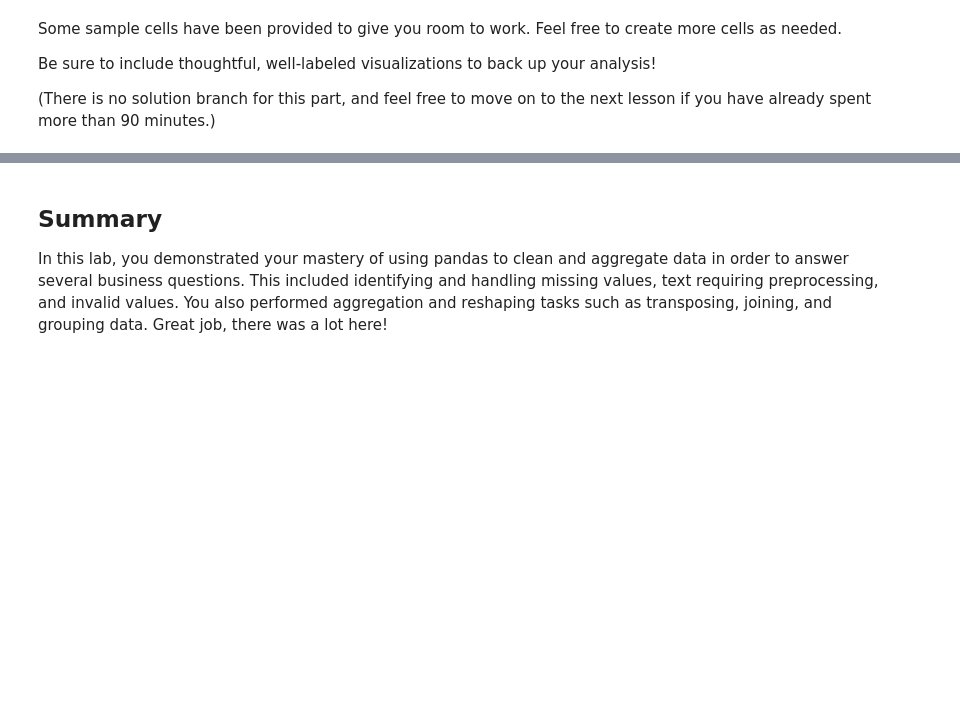
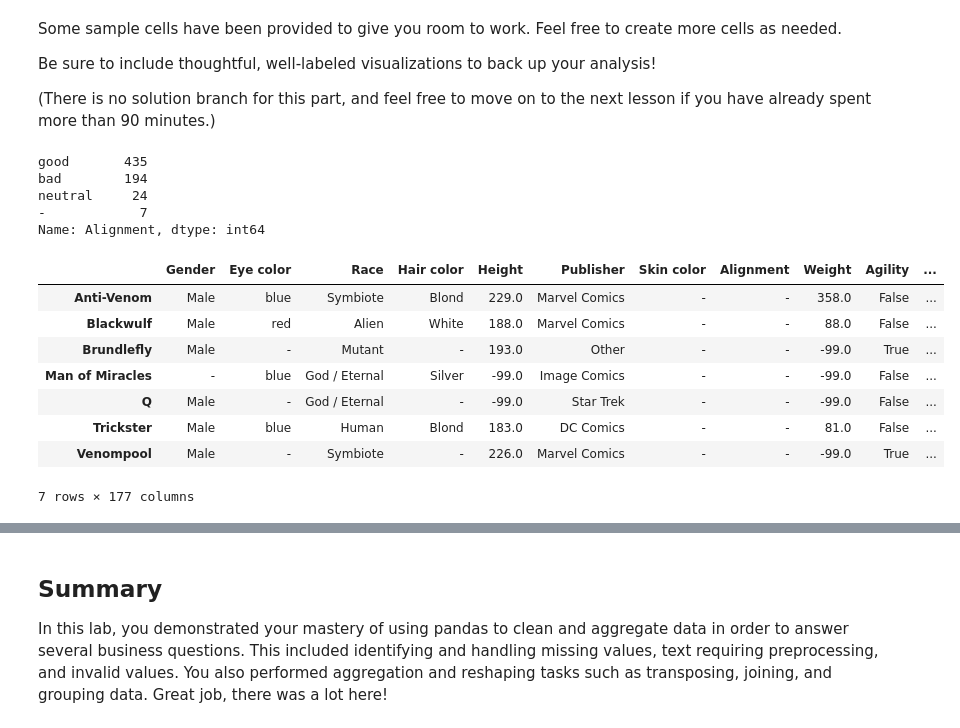
Before and after one commit to rlodetti/dsc-pandas-data-cleaning-lab, a Jupyter notebook: index.ipynb, the cells around one changed output, grey strips where cells are left out. Saved outputs shown, nothing was run; the diff lists cells and outputs as text; code cells hidden in the pictures; blank space fills up the shorter version.

```diff
--- a/index.ipynb
+++ b/index.ipynb
@@ -720,3 +759,25 @@ Some sample cells have been provided to give you room to work. Feel free to crea
 Be sure to include thoughtful, well-labeled visualizations to back up your analysis!
 
 (There is no solution branch for this part, and feel free to move on to the next lesson if you have already spent more than 90 minutes.)
+# %%
+#First I want to see the distribution of alignment from our Superheroes
+heroes_and_powers_df['Alignment'].value_counts()
+# %% [output]
+good       435
+bad        194
+neutral     24
+-            7
+Name: Alignment, dtype: int64
+# %%
+#Let's take a look at those 5 missing values.
+heroes_and_powers_df[heroes_and_powers_df['Alignment']=='-']
+# %% [output]
+|  | Gender | Eye color | Race | Hair color | Height | Publisher | Skin color | Alignment | Weight | Agility | ... |
+| Anti-Venom | Male | blue | Symbiote | Blond | 229.0 | Marvel Comics | - | - | 358.0 | False | ... |
+| Blackwulf | Male | red | Alien | White | 188.0 | Marvel Comics | - | - | 88.0 | False | ... |
+| Brundlefly | Male | - | Mutant | - | 193.0 | Other | - | - | -99.0 | True | ... |
+| Man of Miracles | - | blue | God / Eternal | Silver | -99.0 | Image Comics | - | - | -99.0 | False | ... |
+| Q | Male | - | God / Eternal | - | -99.0 | Star Trek | - | - | -99.0 | False | ... |
+| Trickster | Male | blue | Human | Blond | 183.0 | DC Comics | - | - | 81.0 | False | ... |
+| Venompool | Male | - | Symbiote | - | 226.0 | Marvel Comics | - | - | -99.0 | True | ... |
+7 rows × 177 columns
```
Also changed, not shown: parts of 25 cells of this notebook.
